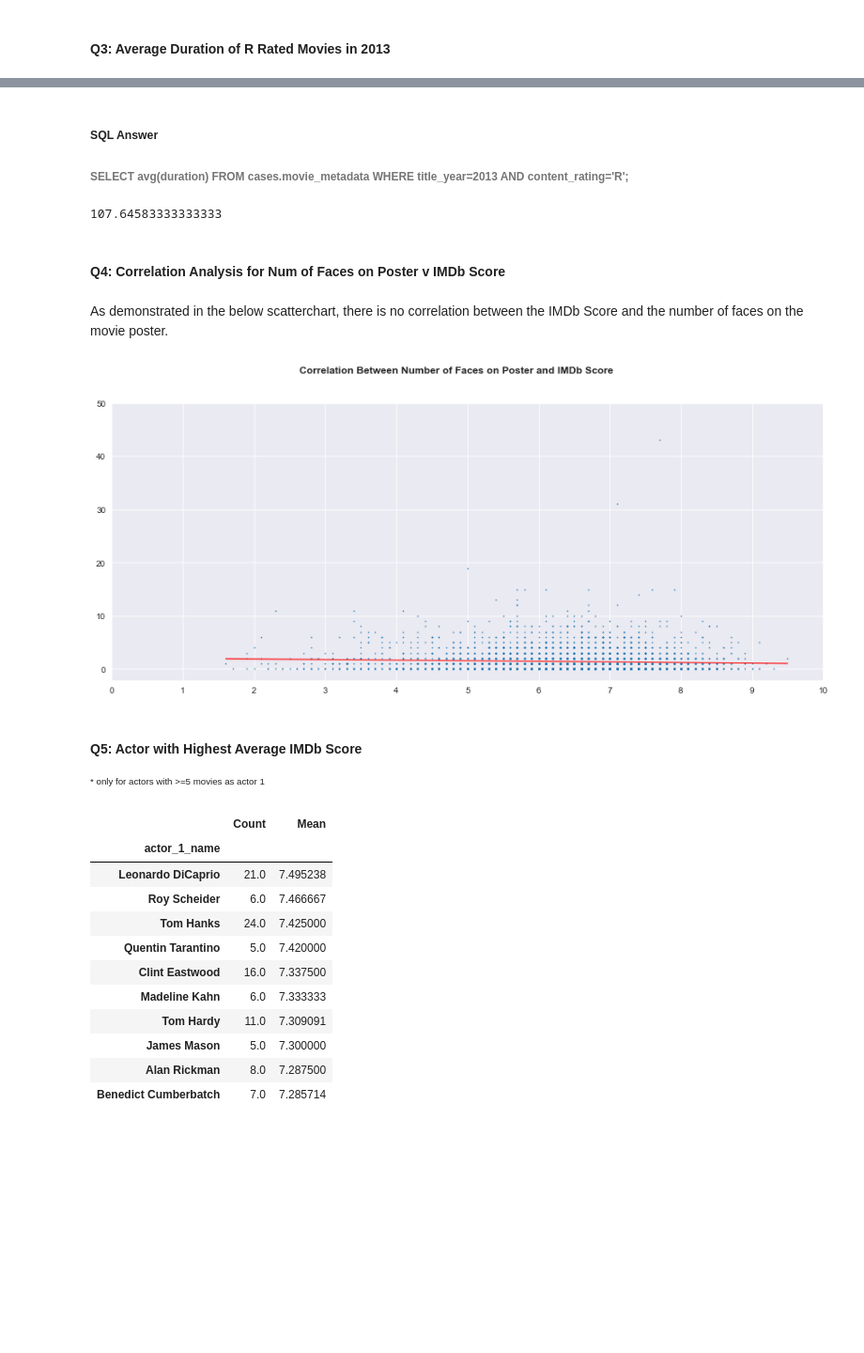
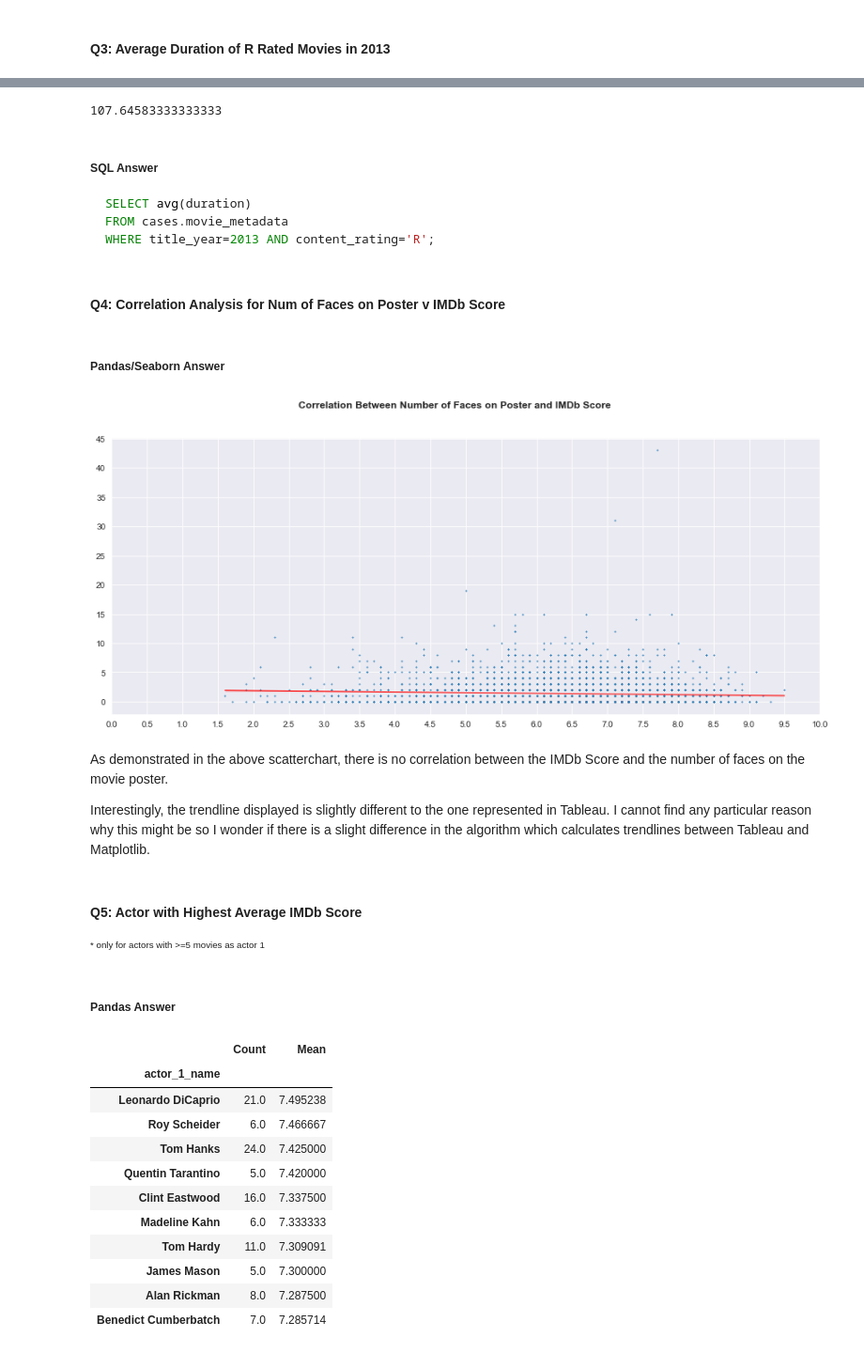
Before and after one commit to sourcery-ai-bot/library-python, a Jupyter notebook: data_science/notebooks/imdb_movies.ipynb, the cells around one changed output, grey strips where cells are left out. Shown at 94% size. Saved outputs shown, nothing was run; the diff lists cells and outputs as text; code cells hidden in the pictures; blank space fills up the shorter version.

Commit message:
Develop IMDb Movies notebook

````diff
--- a/data_science/notebooks/imdb_movies.ipynb
+++ b/data_science/notebooks/imdb_movies.ipynb
@@ -270,34 +294,42 @@ df.query('title_year==1975').filter(items=['country', 'movie_title']).sort_value
+# %%
+df.query('title_year==2013 & content_rating=="R"')['duration'].mean()
+# %% [output]
+107.64583333333333
 # %% [markdown]
 ##### SQL Answer
-###### SELECT avg(duration) FROM cases.movie_metadata WHERE title_year=2013 AND content_rating='R';
+```sql
+SELECT avg(duration)
+FROM cases.movie_metadata
+WHERE title_year=2013 AND content_rating='R';
+```
-# %%
-# Pandas Answer
-df.query('title_year==2013 & content_rating=="R"')['duration'].mean()
-# %% [output]
-107.64583333333333
 # %% [markdown]
 #### Q4: Correlation Analysis for Num of Faces on Poster v IMDb Score
+# %% [markdown]
+##### Pandas/Seaborn Answer
+# %%
+plt.subplots(figsize=(15, 6))
+fig = sns.regplot(x='imdb_score',
+                 y='facenumber_in_poster',
+                 data=df,
+                 marker='x',
+                 line_kws={'lw':1, 'color': "red"},
+                 scatter_kws={'s':1})
+plt.suptitle(t='Correlation Between Number of Faces on Poster and IMDb Score',
+             fontsize=12,
+             fontweight='bold')
+fig.set(xlabel='', ylabel='')
+plt.xticks([num/2 for num in range(0, 21)])
+plt.yticks([num for num in range(0, 46, 5)])
+plt.show()
+# %% [output]
+[figure, added]
 # %% [markdown]
-As demonstrated in the below scatterchart, there is no correlation between the IMDb Score and the number of faces on the movie poster.
+As demonstrated in the above scatterchart, there is no correlation between the IMDb Score and the number of faces on the movie poster.
+
+Interestingly, the trendline displayed is slightly different to the one represented in Tableau. I cannot find any particular reason why this might be so I wonder if there is a slight difference in the algorithm which calculates trendlines between Tableau and Matplotlib.
-# %%
-# Pandas/Seaborn Answer
-plt.subplots(figsize=(15, 6))
-fig = sns.regplot(x='imdb_score',
-                 y='facenumber_in_poster',
-                 data=df,
-                 marker='.',
-                 line_kws={'lw':1, 'color': "red"},
-                 scatter_kws={'s':2})
-plt.suptitle(t='Correlation Between Number of Faces on Poster and IMDb Score',
-             fontsize=12,
-             fontweight='bold')
-fig.set(xlabel='', ylabel='')
-plt.xticks([num for num in range(0, 11)])
-plt.yticks([num for num in range(0, 51, 10)])
-plt.show()
-# %% [output]
-[figure, removed]
 # %% [markdown]
 #### Q5: Actor with Highest Average IMDb Score
 <sub><sup>* only for actors with >=5 movies as actor 1</sup></sub>
+# %% [markdown]
+##### Pandas Answer
 # %%
````
Also changed, not shown: parts of 15 cells of this notebook.
